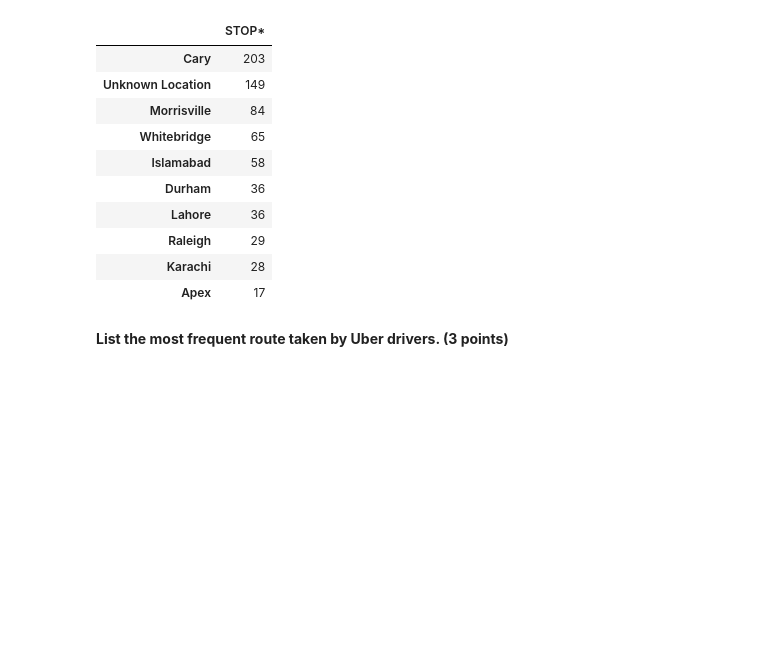
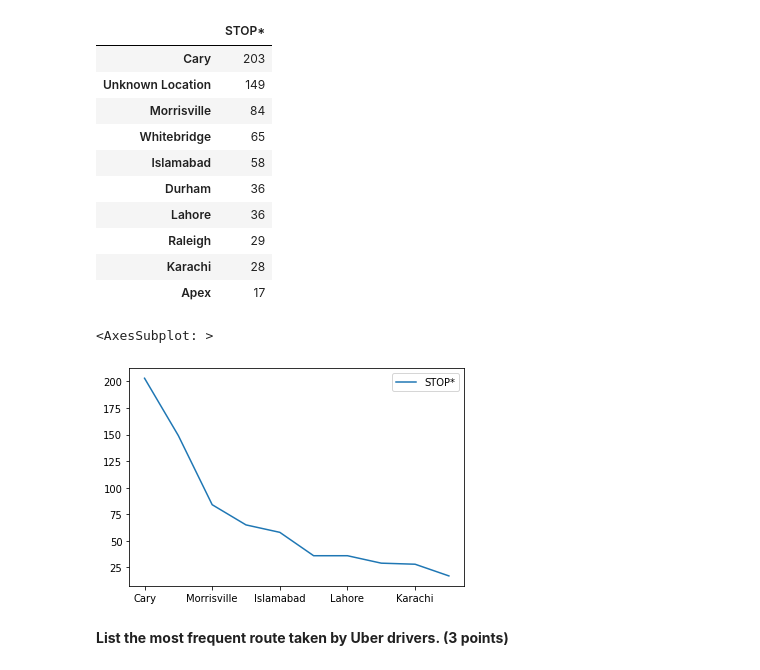
Before and after one commit to Hugox96/Uber_An-lise, a Jupyter notebook: Uber.ipynb, the cells around one changed output. Saved outputs shown, nothing was run; the diff lists cells and outputs as text; code cells hidden in the pictures; blank space fills up the shorter version.

```diff
--- a/Uber.ipynb
+++ b/Uber.ipynb
@@ -275,6 +275,11 @@ dropping_point
 | Raleigh | 29 |
 | Karachi | 28 |
 | Apex | 17 |
+# %%
+dropping_point.plot()
+# %% [output]
+<AxesSubplot: >
+[figure, added]
 # %% [markdown]
 **List the most frequent route taken by Uber drivers. (3 points)**
 # %%
```
Also changed, not shown: parts of 7 cells of this notebook.
